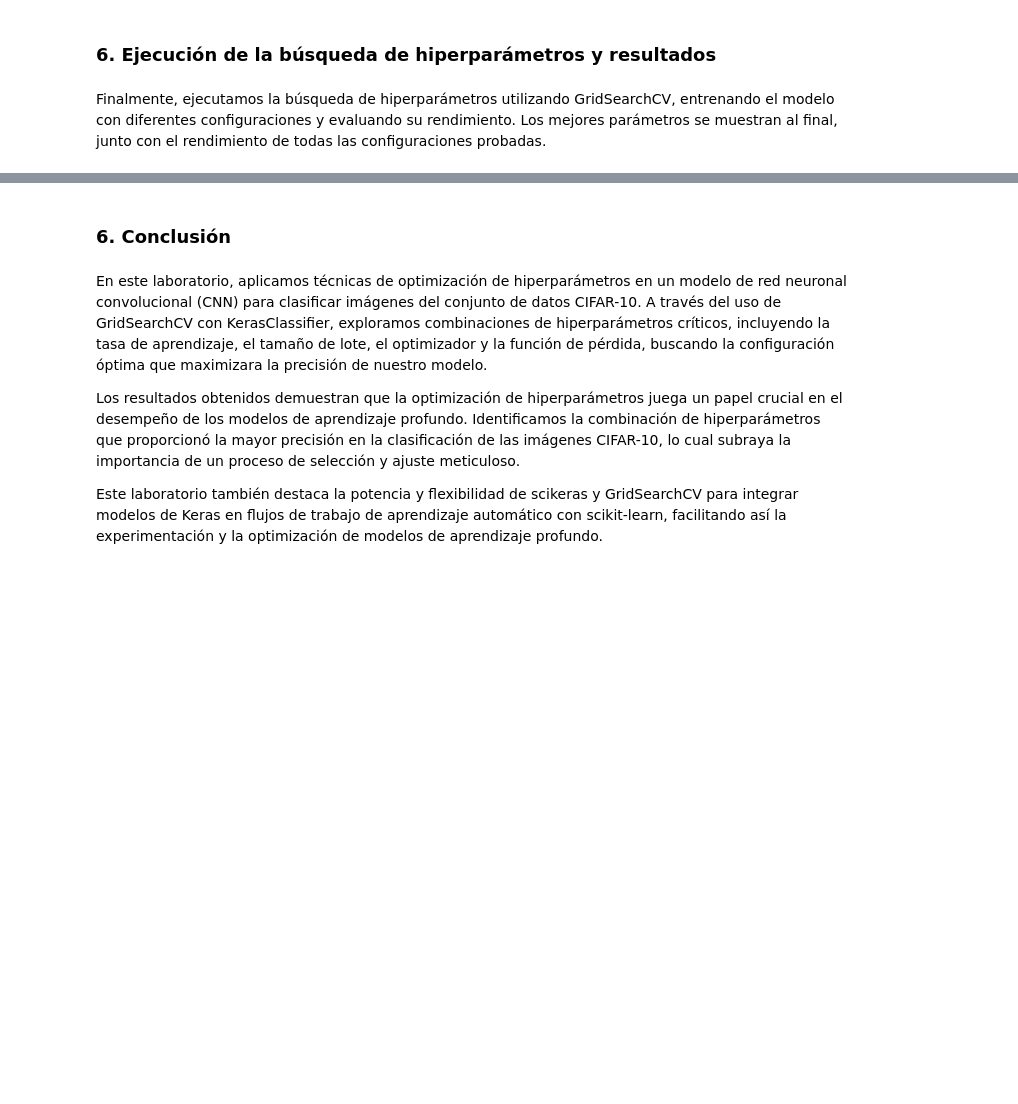
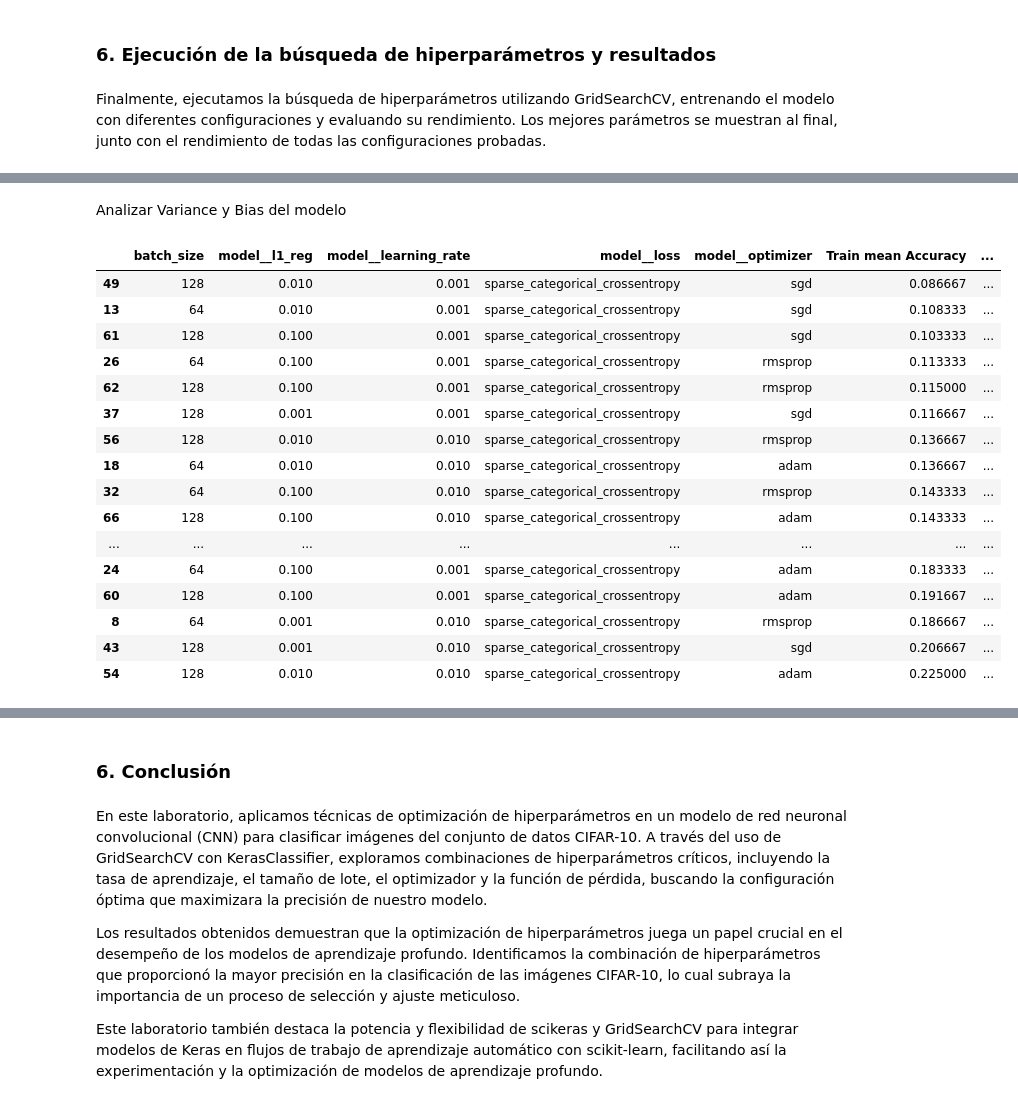
Before and after one commit to JCaballerot/Deep-Learning-Program, a Jupyter notebook: Topicos_avanzados/CIFAR10.ipynb, the cells around one changed output, grey strips where cells are left out. Saved outputs shown, nothing was run; the diff lists cells and outputs as text; code cells hidden in the pictures; blank space fills up the shorter version.

```diff
--- a/Topicos_avanzados/CIFAR10.ipynb
+++ b/Topicos_avanzados/CIFAR10.ipynb
@@ -70,7 +82,7 @@ from tensorflow.keras.utils import to_categorical
 # %%
 # Muestrear 2000 datos aleatoriamente de cada conjunto (entrenamiento y prueba)
-indices_train = np.random.choice(range(x_train.shape[0]), size = 1000, replace=False)
-indices_test = np.random.choice(range(x_test.shape[0]), size = 1000, replace=False)
+indices_train = np.random.choice(range(x_train.shape[0]), size = 10000, replace=False)
+indices_test = np.random.choice(range(x_test.shape[0]), size = 10000, replace=False)
 
 x_train_sampled = x_train[indices_train]
 y_train_sampled = y_train[indices_train]
@@ -126,2 +284,4 @@ std_train = grid_result.cv_results_['std_train_score']
+# %% [markdown]
+Analizar Variance y Bias del modelo
 # %%
 # Asume que grid_result es el resultado de tu GridSearchCV
@@ -140,2 +309,22 @@ results_df
+# %%
+results_df.sort_values(by = 'variance', ascending = True).head(30)
+# %% [output]
+|  | batch_size | model__l1_reg | model__learning_rate | model__loss | model__optimizer | Train mean Accuracy | ... |
+| 49 | 128 | 0.010 | 0.001 | sparse_categorical_crossentropy | sgd | 0.086667 | ... |
+| 13 | 64 | 0.010 | 0.001 | sparse_categorical_crossentropy | sgd | 0.108333 | ... |
+| 61 | 128 | 0.100 | 0.001 | sparse_categorical_crossentropy | sgd | 0.103333 | ... |
+| 26 | 64 | 0.100 | 0.001 | sparse_categorical_crossentropy | rmsprop | 0.113333 | ... |
+| 62 | 128 | 0.100 | 0.001 | sparse_categorical_crossentropy | rmsprop | 0.115000 | ... |
+| 37 | 128 | 0.001 | 0.001 | sparse_categorical_crossentropy | sgd | 0.116667 | ... |
+| 56 | 128 | 0.010 | 0.010 | sparse_categorical_crossentropy | rmsprop | 0.136667 | ... |
+| 18 | 64 | 0.010 | 0.010 | sparse_categorical_crossentropy | adam | 0.136667 | ... |
+| 32 | 64 | 0.100 | 0.010 | sparse_categorical_crossentropy | rmsprop | 0.143333 | ... |
+| 66 | 128 | 0.100 | 0.010 | sparse_categorical_crossentropy | adam | 0.143333 | ... |
+| ... | ... | ... | ... | ... | ... | ... | ... |
+| 24 | 64 | 0.100 | 0.001 | sparse_categorical_crossentropy | adam | 0.183333 | ... |
+| 60 | 128 | 0.100 | 0.001 | sparse_categorical_crossentropy | adam | 0.191667 | ... |
+| 8 | 64 | 0.001 | 0.010 | sparse_categorical_crossentropy | rmsprop | 0.186667 | ... |
+| 43 | 128 | 0.001 | 0.010 | sparse_categorical_crossentropy | sgd | 0.206667 | ... |
+| 54 | 128 | 0.010 | 0.010 | sparse_categorical_crossentropy | adam | 0.225000 | ... |
 # %%
 # Selecciona el hiperparámetro para visualizar
```
Also changed, not shown: parts of 13 cells of this notebook.
